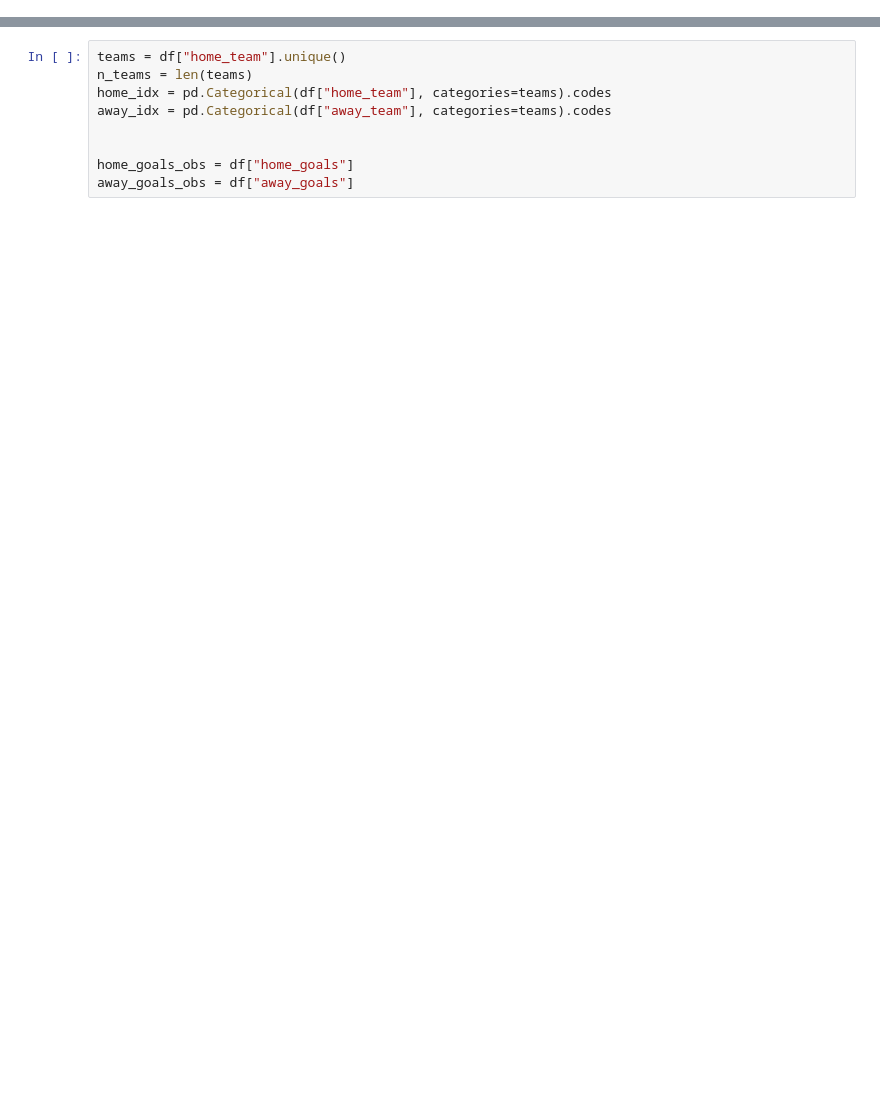
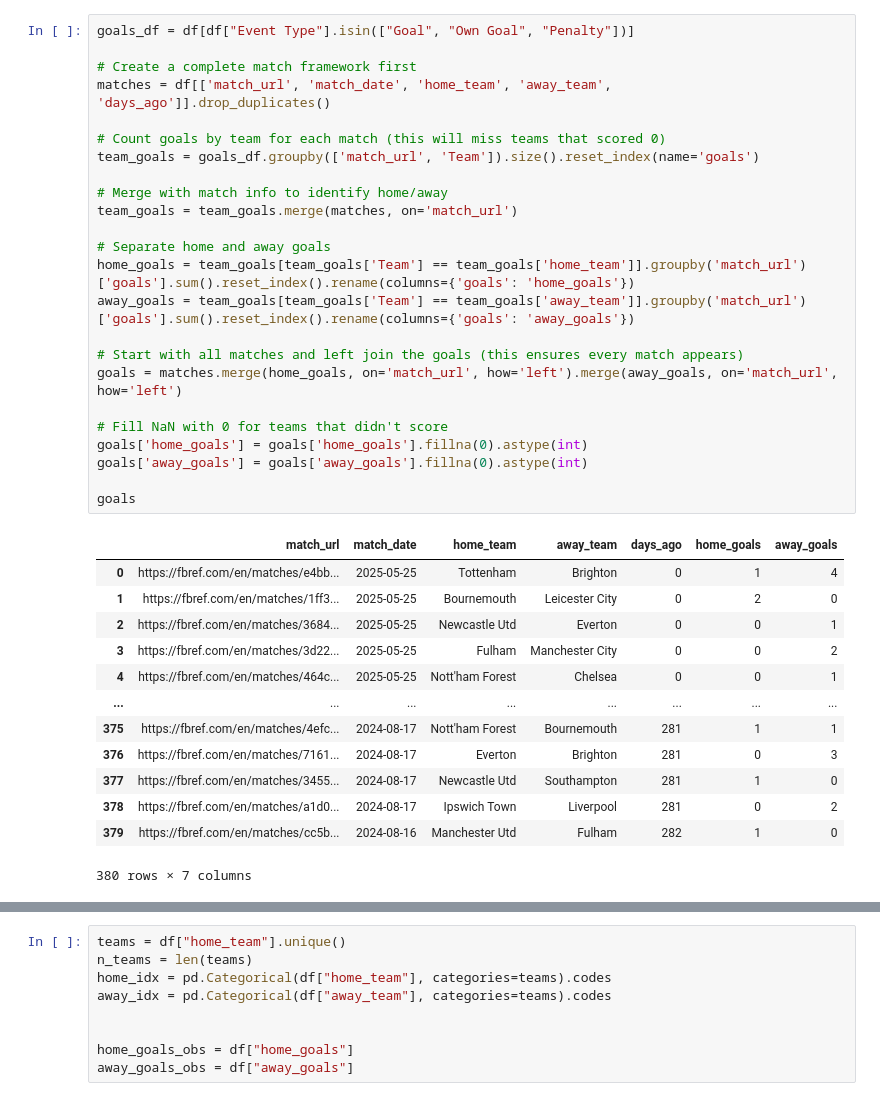
Before and after one commit to louis-porter/algobetting, a Jupyter notebook: algo/models/team_strength/bayesian-multilevel/team_strenght_modelling.ipynb, the cells around one changed output, grey strips where cells are left out. Cells and saved outputs as stored; diff of their text form; blank space fills up the shorter version.

```diff
--- a/algo/models/team_strength/bayesian-multilevel/team_strenght_modelling.ipynb
+++ b/algo/models/team_strength/bayesian-multilevel/team_strenght_modelling.ipynb
@@ -60,0 +47,38 @@ Name: xg, dtype: float64
+# %%
+goals_df = df[df["Event Type"].isin(["Goal", "Own Goal", "Penalty"])]
+
+# Create a complete match framework first
+matches = df[['match_url', 'match_date', 'home_team', 'away_team', 'days_ago']].drop_duplicates()
+
+# Count goals by team for each match (this will miss teams that scored 0)
+team_goals = goals_df.groupby(['match_url', 'Team']).size().reset_index(name='goals')
+
+# Merge with match info to identify home/away
+team_goals = team_goals.merge(matches, on='match_url')
+
+# Separate home and away goals
+home_goals = team_goals[team_goals['Team'] == team_goals['home_team']].groupby('match_url')['goals'].sum().reset_index().rename(columns={'goals': 'home_goals'})
+away_goals = team_goals[team_goals['Team'] == team_goals['away_team']].groupby('match_url')['goals'].sum().reset_index().rename(columns={'goals': 'away_goals'})
+
+# Start with all matches and left join the goals (this ensures every match appears)
+goals = matches.merge(home_goals, on='match_url', how='left').merge(away_goals, on='match_url', how='left')
+
+# Fill NaN with 0 for teams that didn't score
+goals['home_goals'] = goals['home_goals'].fillna(0).astype(int)
+goals['away_goals'] = goals['away_goals'].fillna(0).astype(int)
+
+goals
+# %% [output]
+|  | match_url | match_date | home_team | away_team | days_ago | home_goals | away_goals |
+| 0 | https://fbref.com/en/matches/e4bb... | 2025-05-25 | Tottenham | Brighton | 0 | 1 | 4 |
+| 1 | https://fbref.com/en/matches/1ff3... | 2025-05-25 | Bournemouth | Leicester City | 0 | 2 | 0 |
+| 2 | https://fbref.com/en/matches/3684... | 2025-05-25 | Newcastle Utd | Everton | 0 | 0 | 1 |
+| 3 | https://fbref.com/en/matches/3d22... | 2025-05-25 | Fulham | Manchester City | 0 | 0 | 2 |
+| 4 | https://fbref.com/en/matches/464c... | 2025-05-25 | Nott'ham Forest | Chelsea | 0 | 0 | 1 |
+| ... | ... | ... | ... | ... | ... | ... | ... |
+| 375 | https://fbref.com/en/matches/4efc... | 2024-08-17 | Nott'ham Forest | Bournemouth | 281 | 1 | 1 |
+| 376 | https://fbref.com/en/matches/7161... | 2024-08-17 | Everton | Brighton | 281 | 0 | 3 |
+| 377 | https://fbref.com/en/matches/3455... | 2024-08-17 | Newcastle Utd | Southampton | 281 | 1 | 0 |
+| 378 | https://fbref.com/en/matches/a1d0... | 2024-08-17 | Ipswich Town | Liverpool | 281 | 0 | 2 |
+| 379 | https://fbref.com/en/matches/cc5b... | 2024-08-16 | Manchester Utd | Fulham | 282 | 1 | 0 |
+380 rows × 7 columns
```
Also changed, not shown: parts of 10 cells of this notebook, 14 other files.
